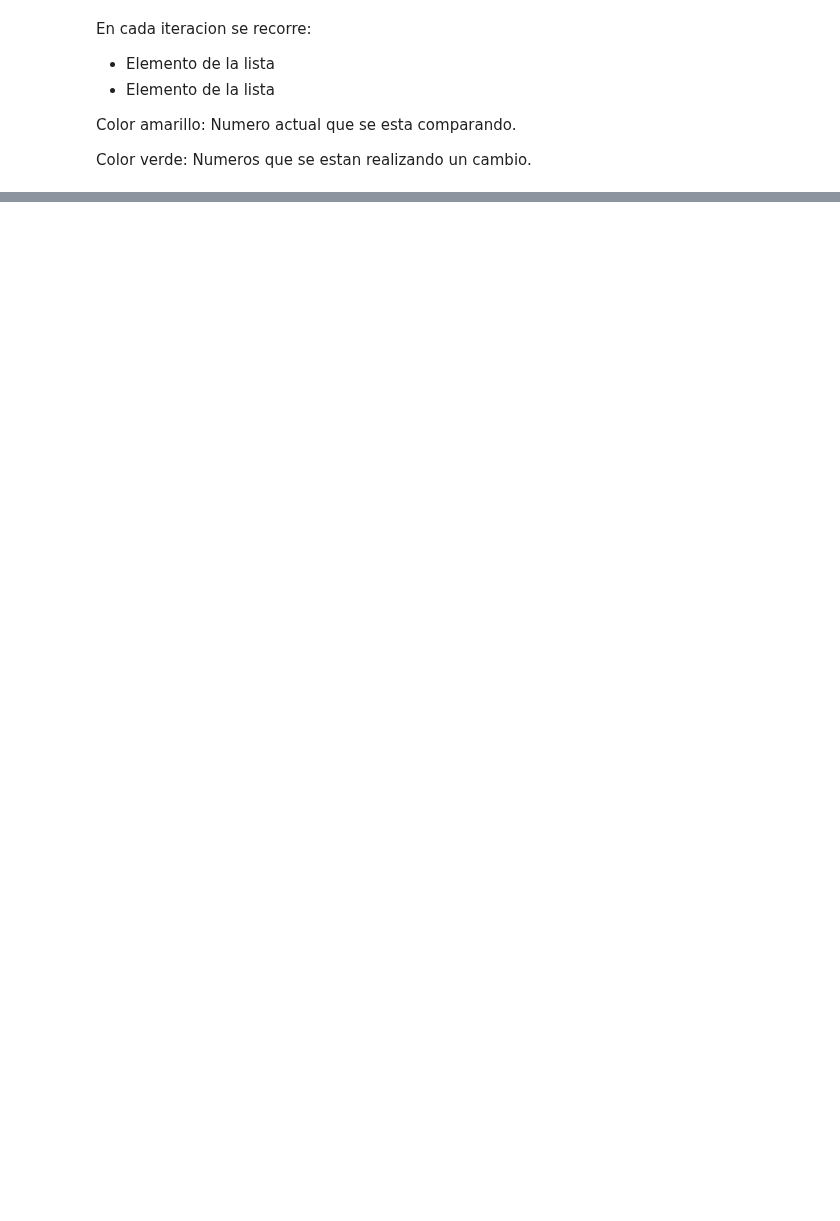
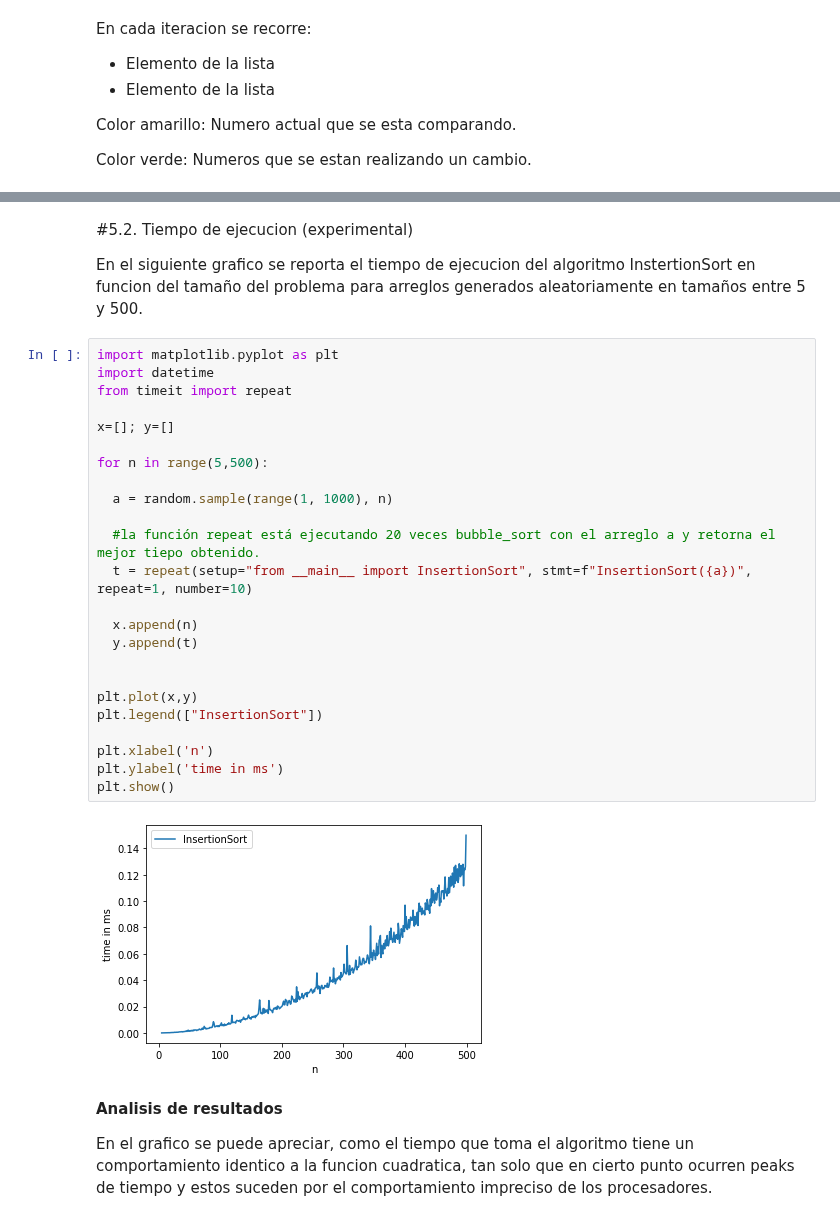
Before and after one commit to Jorgee18/ADA-Informes, a Jupyter notebook: Insertion_sort.ipynb, the cells around one changed output, grey strips where cells are left out. Saved outputs shown, nothing was run; the diff lists cells and outputs as text; blank space fills up the shorter version.

```diff
--- a/Insertion_sort.ipynb
+++ b/Insertion_sort.ipynb
@@ -115,0 +254,34 @@ Color verde: Numeros que se estan realizando un cambio.
+# %% [markdown]
+#5.2. Tiempo de ejecucion (experimental)
+
+En el siguiente grafico se reporta el tiempo de ejecucion del algoritmo InstertionSort en funcion del tamaño del problema para arreglos generados aleatoriamente en tamaños entre 5 y 500.
+# %%
+import matplotlib.pyplot as plt
+import datetime
+from timeit import repeat
+
+x=[]; y=[]
+
+for n in range(5,500):
+
+  a = random.sample(range(1, 1000), n)
+
+  #la función repeat está ejecutando 20 veces bubble_sort con el arreglo a y retorna el mejor tiepo obtenido.
+  t = repeat(setup="from __main__ import InsertionSort", stmt=f"InsertionSort({a})", repeat=1, number=10)
+
+  x.append(n)
+  y.append(t)
+
+
+plt.plot(x,y)
+plt.legend(["InsertionSort"])
+
+plt.xlabel('n')
+plt.ylabel('time in ms')
+plt.show()
+# %% [output]
+[figure, added]
+# %% [markdown]
+**Analisis de resultados**
+
+En el grafico se puede apreciar, como el tiempo que toma el algoritmo tiene un comportamiento identico a la funcion cuadratica, tan solo que en cierto punto ocurren peaks de tiempo y estos suceden por el comportamiento impreciso de los procesadores.
```
Also changed, not shown: parts of 13 cells of this notebook.
